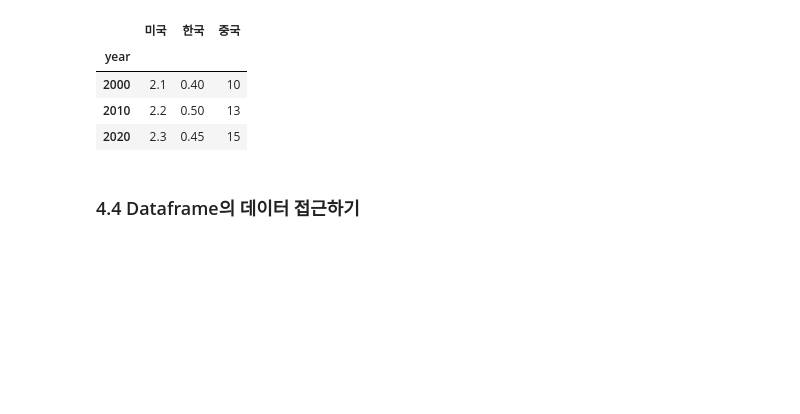
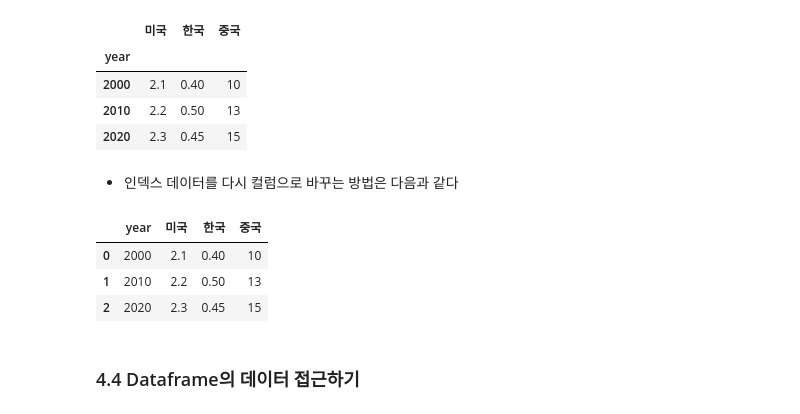
Before and after one commit to jhryu1208/Python_DataAnalysis_Pandas, a Jupyter notebook: Pandas/Pandas_Basic.ipynb, the cells around one changed output. Cells and saved outputs as stored; diff of their text form; code cells hidden in the pictures; blank space fills up the shorter version.

```diff
--- a/Pandas/Pandas_Basic.ipynb
+++ b/Pandas/Pandas_Basic.ipynb
@@ -273,5 +273,15 @@ df
 | 2000 | 2.1 | 0.40 | 10 |
 | 2010 | 2.2 | 0.50 | 13 |
 | 2020 | 2.3 | 0.45 | 15 |
+# %% [markdown]
+- 인덱스 데이터를 다시 컬럼으로 바꾸는 방법은 다음과 같다
+# %%
+df = df.reset_index('year')
+df
+# %% [output]
+|  | year | 미국 | 한국 | 중국 |
+| 0 | 2000 | 2.1 | 0.40 | 10 |
+| 1 | 2010 | 2.2 | 0.50 | 13 |
+| 2 | 2020 | 2.3 | 0.45 | 15 |
 # %% [markdown]
 ### 4.4 Dataframe의 데이터 접근하기
```
Also changed, not shown: parts of 32 cells of this notebook.
